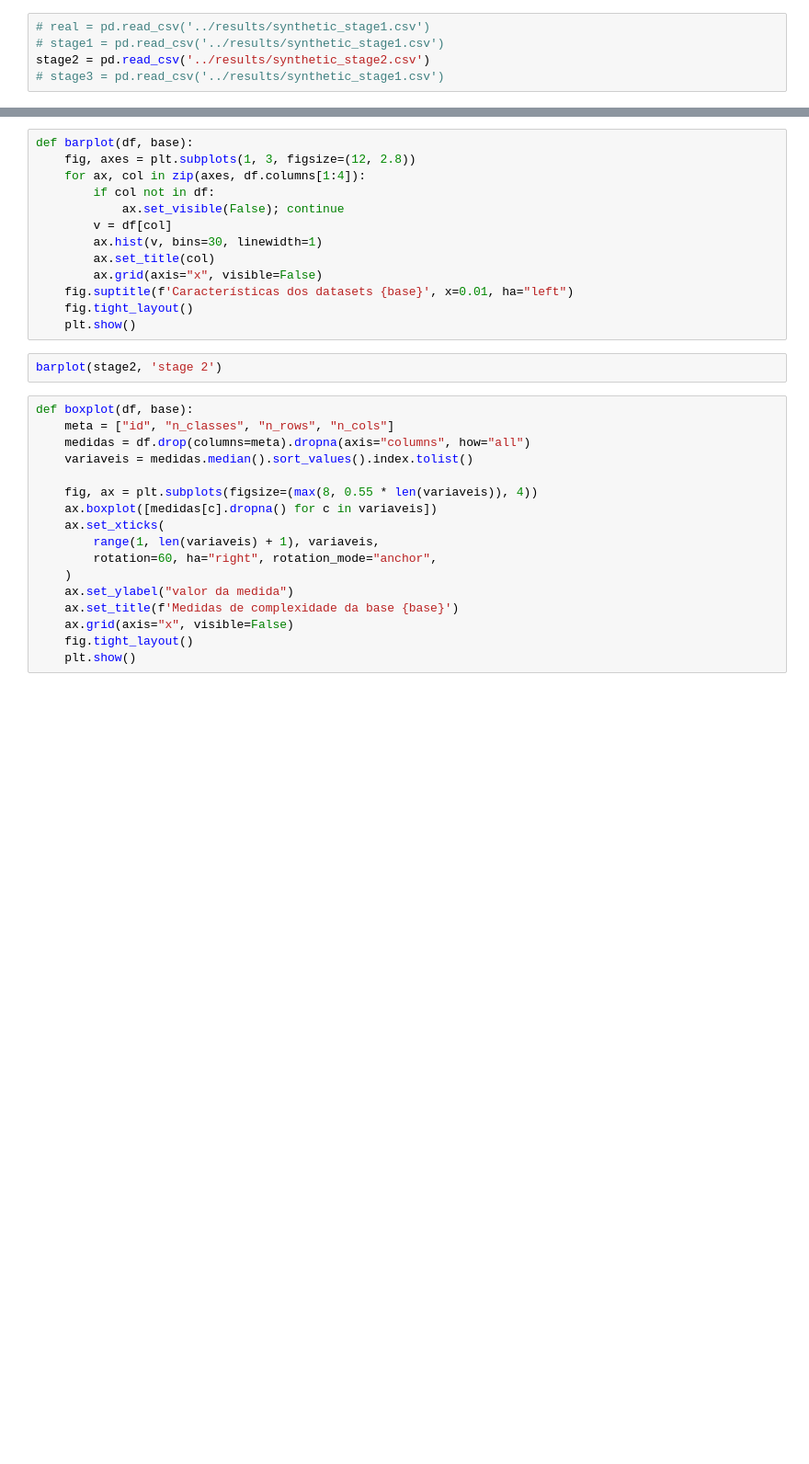
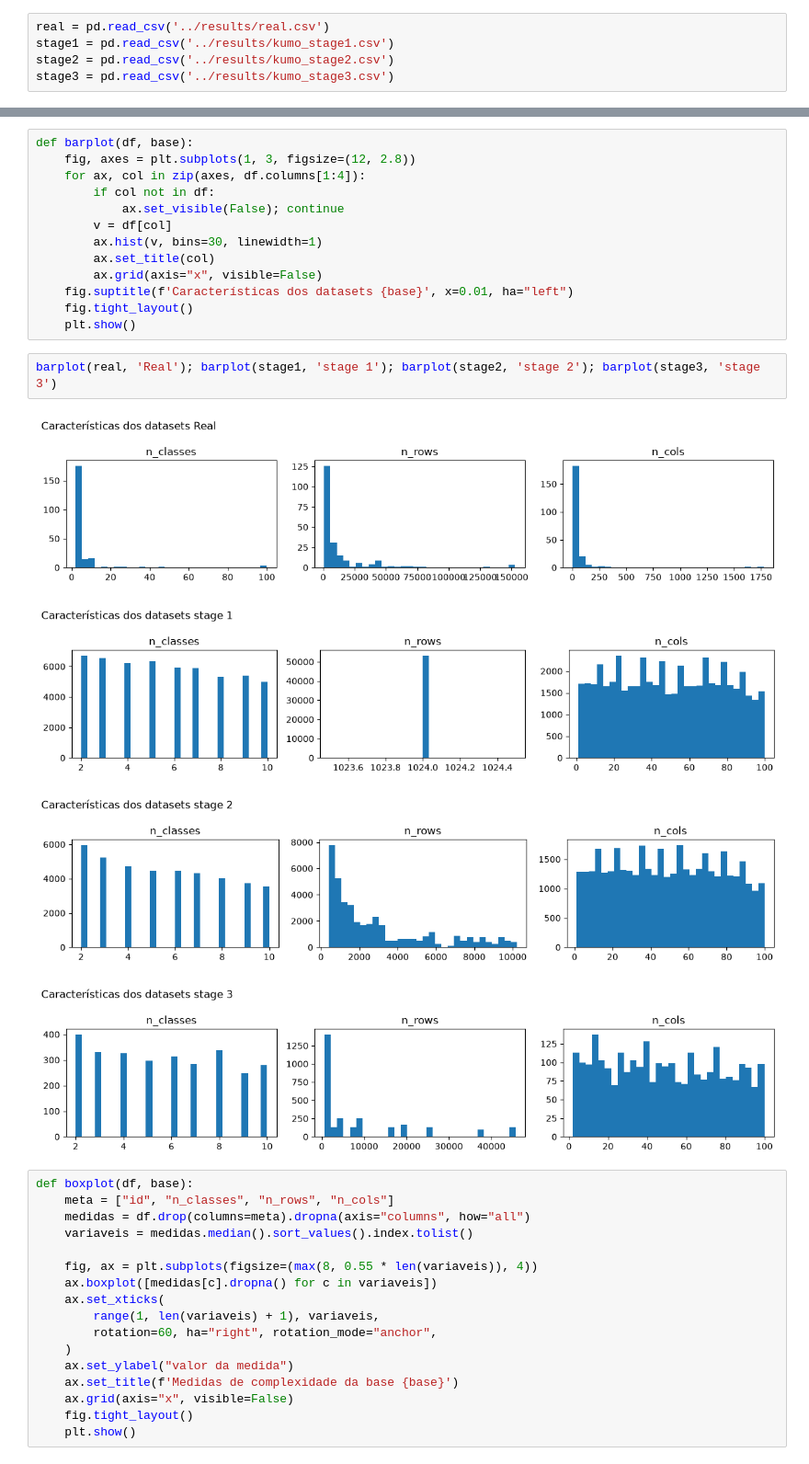
Before and after one commit to lpfgarcia/prior-complexity, a Jupyter notebook: notebooks/03_compare.ipynb, the cells around one changed output, grey strips where cells are left out. Shown at 92% size. Saved outputs shown, nothing was run; the diff lists cells and outputs as text; blank space fills up the shorter version.

```diff
--- a/notebooks/03_compare.ipynb
+++ b/notebooks/03_compare.ipynb
@@ -4,8 +4,8 @@
 import pandas as pd
 import matplotlib.pyplot as plt
 # %%
-# real = pd.read_csv('../results/synthetic_stage1.csv')
-# stage1 = pd.read_csv('../results/synthetic_stage1.csv')
-stage2 = pd.read_csv('../results/synthetic_stage2.csv')
-# stage3 = pd.read_csv('../results/synthetic_stage1.csv')
+real = pd.read_csv('../results/real.csv')
+stage1 = pd.read_csv('../results/kumo_stage1.csv')
+stage2 = pd.read_csv('../results/kumo_stage2.csv')
+stage3 = pd.read_csv('../results/kumo_stage3.csv')
 # %%
@@ -26,7 +36,12 @@ def barplot(df, base):
     fig.tight_layout()
     plt.show()
 # %%
-barplot(stage2, 'stage 2')
+barplot(real, 'Real'); barplot(stage1, 'stage 1'); barplot(stage2, 'stage 2'); barplot(stage3, 'stage 3')
+# %% [output]
+[figure, added]
+[figure, added]
+[figure, added]
+[figure, added]
 # %%
 def boxplot(df, base):
     meta = ["id", "n_classes", "n_rows", "n_cols"]
```
Also changed, not shown: parts of 6 cells of this notebook.
